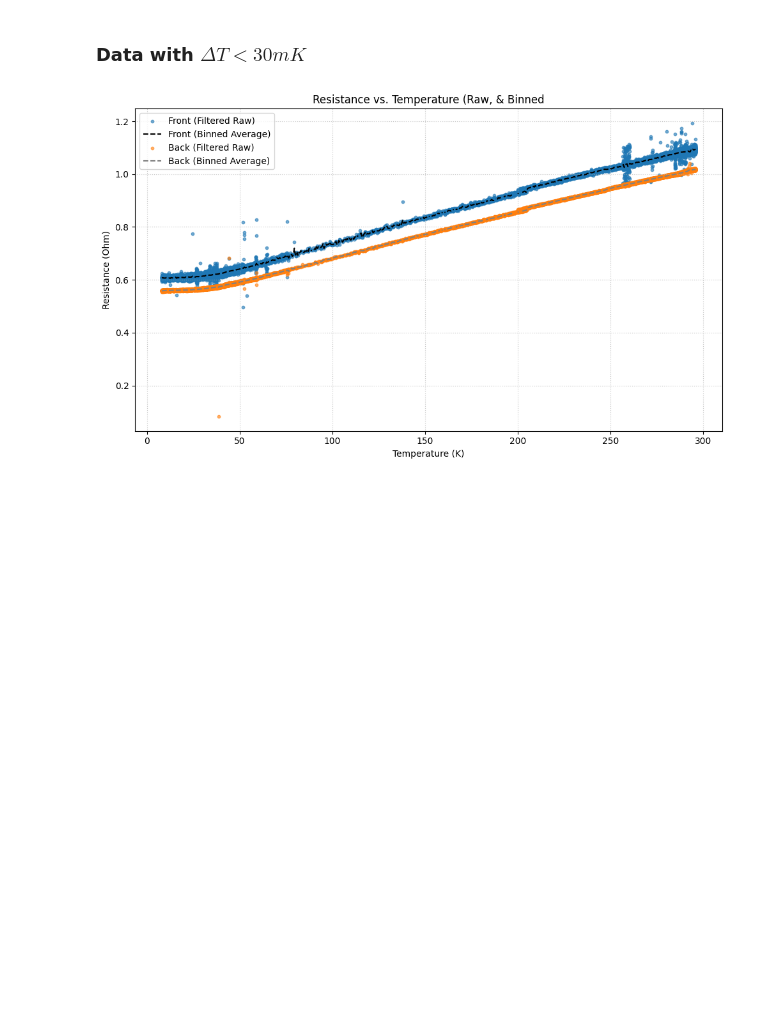
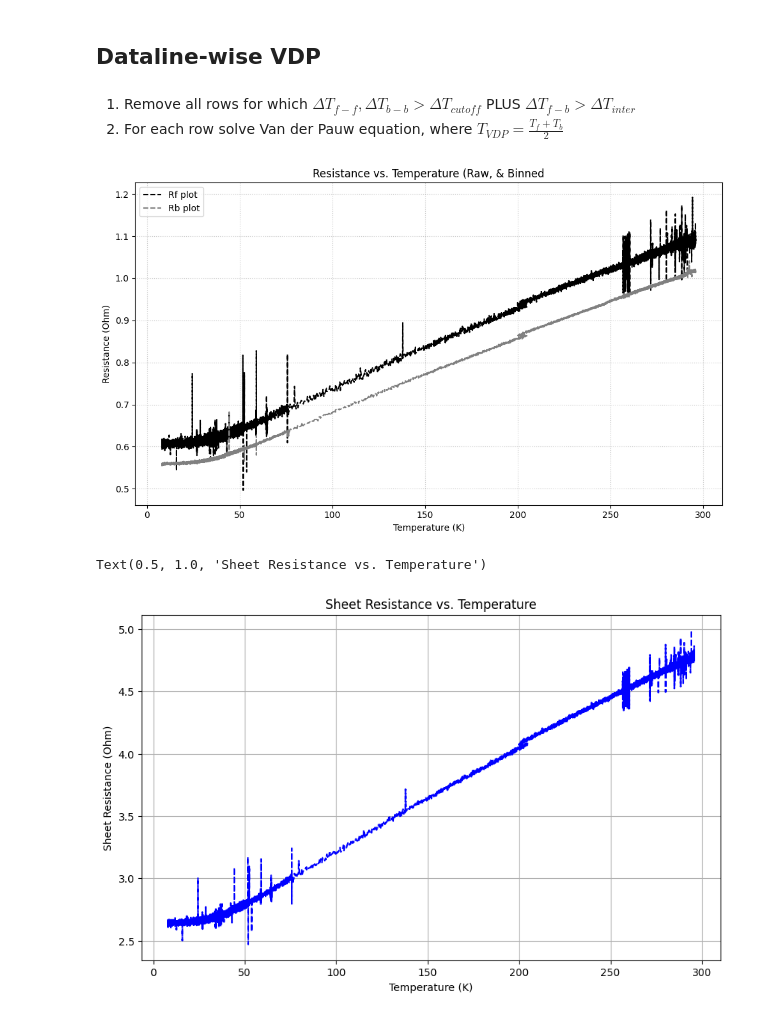
Before and after one commit to gamberoillecito/Nb-Characterization, a Jupyter notebook: R-vs-T/VdP.ipynb, the cells around one changed output. Cells and saved outputs as stored; diff of their text form; code cells hidden in the pictures; blank space fills up the shorter version.

Commit message:
feat: T-bin & "dataline-wise VDP"

```diff
--- a/R-vs-T/VdP.ipynb
+++ b/R-vs-T/VdP.ipynb
@@ -185,5 +210,8 @@ Text(0.5, 1.0, 'Sheet Resistance vs. Temperature (VdP Method)')
+# %% [markdown]
+## Dataline-wise VDP
 # %% [markdown]
-### Data with $\Delta T < 30mK$
+1. Remove all rows for which $\Delta T_{f-f}, \Delta T_{b-b} > \Delta T_{cutoff}$ PLUS $\Delta T_{f-b} > \Delta T_{inter}$
+2. For each row solve Van der Pauw equation, where $T_{VDP} = \frac{T_f + T_b}{2}$
 # %%
 file_path = "DataSets/heating_8_to_296.dat"
 
@@ -210,76 +238,58 @@ front_R = df.iloc[:, 7].astype(float)
 back_temp_raw = df.iloc[:, 16].astype(float)
 back_temp_fluct_raw = df.iloc[:, 17].astype(float)
 back_R = df.iloc[:, 18].astype(float)
 
+avg_temp = df.iloc[:, 26].astype(float)
+
 
 # # ---------------------------------------------
-cutoff = 30e-3 # 30 mK
+intra_cutoff = 30e-3 # 30 mK
+inter_cutoff = 1e-5 # 10 uK
 
 # # Create mask for filtering
 sel_mask = (
     (front_temp_raw > 8) & (back_temp_raw > 8) &
-    (front_temp_fluct_raw < cutoff) & (back_temp_fluct_raw <= cutoff)
+    (front_temp_fluct_raw < intra_cutoff) & (back_temp_fluct_raw <= intra_cutoff) &
+    (abs(front_temp_fluct_raw - back_temp_fluct_raw < inter_cutoff))
 )
 
 # # Apply mask
-Tf = front_temp_raw[sel_mask].values
 Rf = front_R[sel_mask].values
-Tb = back_temp_raw[sel_mask].values
 Rb = back_R[sel_mask].values
+Tavg = avg_temp[sel_mask].values
 
 
 # # ---------------------------------------------
-sample_T = np.arange(8.0, 296.5, 0.5) # Equivalent to 8:0.5:296
-Ns = len(sample_T)
-clean_Rf = np.zeros(Ns)
-clean_Rb = np.zeros(Ns)
+Rs = np.zeros(len(Rf))
+i = 0
+while i < len(Rf):
+    Rs[i] = calculate_sheet_resistance_vdp(Rf[i], Rb[i])[0]
+    i += 1
 
-jf = 0
-jb = 0
-
-for i in range(Ns):
-    lim = sample_T[i] + 0.25
-
-    # Process Front data
-    count_f = 0
-    sum_rf = 0.0
-    while jf < len(Rf) and Tf[jf] < lim:
-        sum_rf += Rf[jf]
-        count_f += 1
-        jf += 1
-
-    if count_f > 0:
-        clean_Rf[i] = sum_rf / count_f
-    else:
-        clean_Rf[i] = np.nan # Assign 0 if no data points fall into the bin
-
-    # Process Back data
-    count_b = 0
-    sum_rb = 0.0
-    while jb < len(Rb) and Tb[jb] < lim:
-        sum_rb += Rb[jb]
-        count_b += 1
-        jb += 1
-
-    if count_b > 0:
-        clean_Rb[i] = sum_rb / count_b
-    else:
-        clean_Rb[i] = np.nan # Assign NaN if no data points fall into the bin
 
 # # ---------------------------------------------
-
-# Plot 1: Raw, Cleaned, and Interp Resistance vs. Temperature
 plt.figure(figsize=(10, 6))
-plt.scatter(Tf, Rf, s=10, label="Front (Filtered Raw)", alpha=0.6)
-plt.plot(sample_T, clean_Rf, linestyle='--', color='black', label="Front (Binned Average)")
-plt.scatter(Tb, Rb, s=10, label="Back (Filtered Raw)", alpha=0.6)
-plt.plot(sample_T, clean_Rb, linestyle='--', color='gray', label="Back (Binned Average)")
+#plt.scatter(Tavg, Rf, s=10, label="Rf scatter", alpha=0.6)
+plt.plot(Tavg, Rf, linestyle='--', color='black', label="Rf plot")
+#plt.scatter(Tavg, Rb, s=10, label="Rb scatter", alpha=0.6)
+plt.plot(Tavg, Rb, linestyle='--', color='gray', label="Rb plot")
 plt.xlabel("Temperature (K)")
 plt.ylabel("Resistance (Ohm)")
 plt.title("Resistance vs. Temperature (Raw, & Binned")
 plt.legend()
 plt.grid(True, linestyle=':', alpha=0.7)
 plt.tight_layout()
 plt.show()
+
+
+# # ---------------------------------------------
+plt.figure(figsize=(10, 6))
+plt.grid()
+plt.plot(Tavg, Rs, linestyle='--', color='blue', label='Sheet Resistance (VdP)')
+plt.xlabel("Temperature (K)")
+plt.ylabel("Sheet Resistance (Ohm)")
+plt.title("Sheet Resistance vs. Temperature")
 # %% [output]
-[figure, old version]
+[figure, new version]
+Text(0.5, 1.0, 'Sheet Resistance vs. Temperature')
+[figure, added]
```
Also changed, not shown: parts of 6 cells of this notebook, 1 other file.
